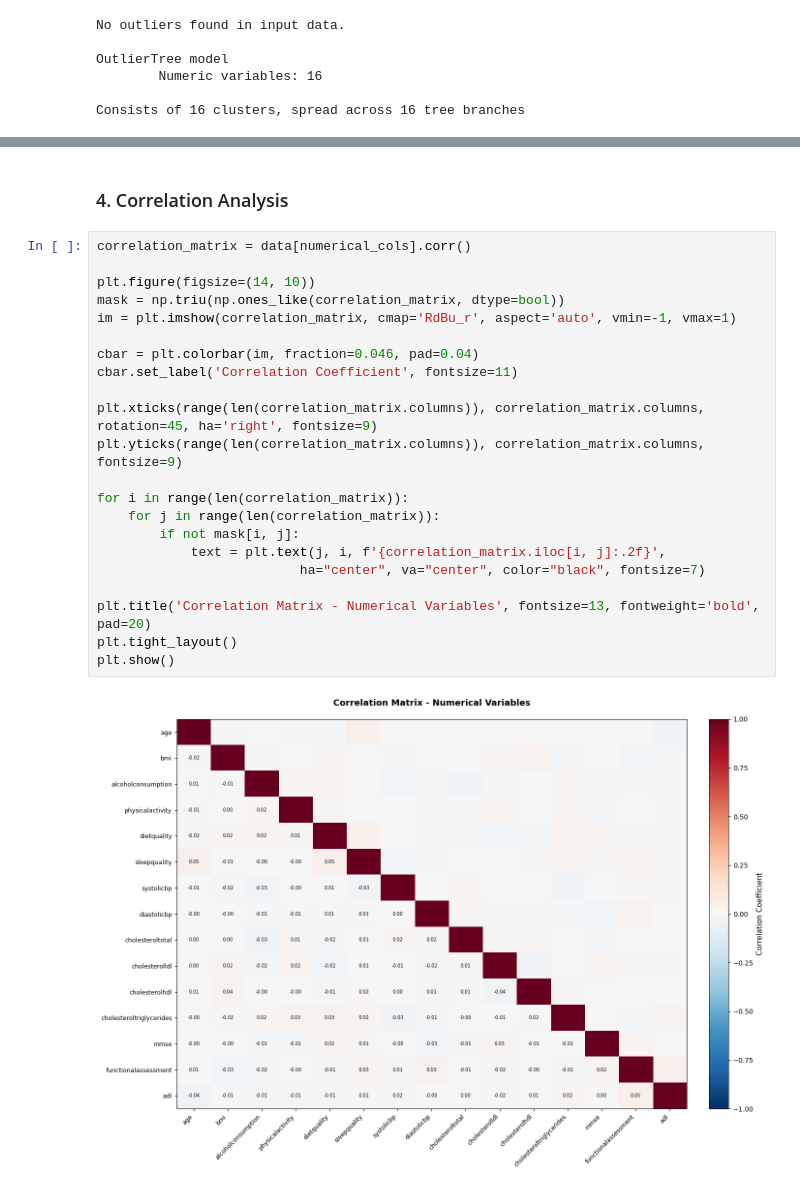
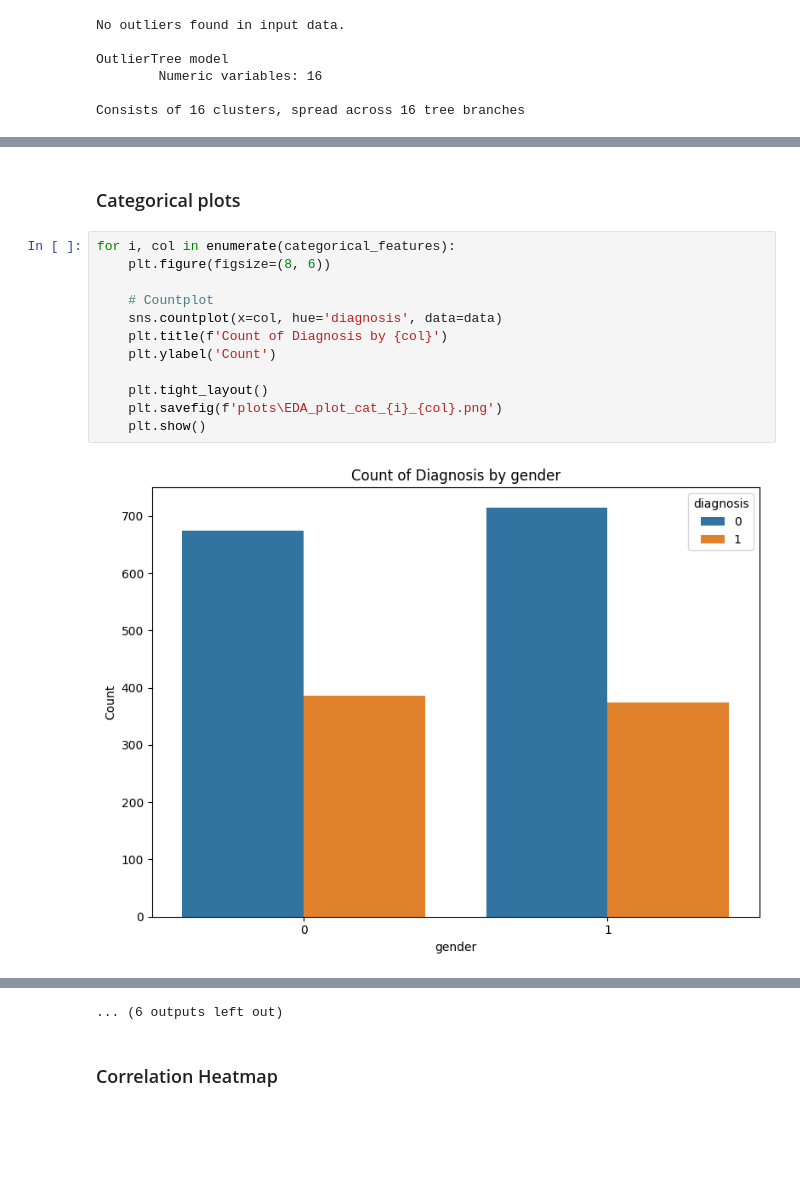
Before and after one commit to Jelles/AML-Assignment-2, a Jupyter notebook: main.ipynb, the cells around one changed output, grey strips where cells are left out. Drawn from its saved outputs; the diff is of its cells as text; blank space fills up the shorter version.

```diff
--- a/main.ipynb
+++ b/main.ipynb
@@ -182,0 +186,16 @@ plt.show()
+# %% [markdown]
+### Categorical plots
+# %%
+for i, col in enumerate(categorical_features):
+    plt.figure(figsize=(8, 6))
+
+    # Countplot
+    sns.countplot(x=col, hue='diagnosis', data=data)
+    plt.title(f'Count of Diagnosis by {col}')
+    plt.ylabel('Count')
+
+    plt.tight_layout()
+    plt.savefig(f'plots\EDA_plot_cat_{i}_{col}.png')
+    plt.show()
+# %% [output]
+[figure, added]
@@ -183,26 +213,3 @@ plt.show()
+... (6 outputs left out)
 # %% [markdown]
-### 4. Correlation Analysis
+### Correlation Heatmap
-# %%
-correlation_matrix = data[numerical_cols].corr()
-
-plt.figure(figsize=(14, 10))
-mask = np.triu(np.ones_like(correlation_matrix, dtype=bool))
-im = plt.imshow(correlation_matrix, cmap='RdBu_r', aspect='auto', vmin=-1, vmax=1)
-
-cbar = plt.colorbar(im, fraction=0.046, pad=0.04)
-cbar.set_label('Correlation Coefficient', fontsize=11)
-
-plt.xticks(range(len(correlation_matrix.columns)), correlation_matrix.columns, rotation=45, ha='right', fontsize=9)
-plt.yticks(range(len(correlation_matrix.columns)), correlation_matrix.columns, fontsize=9)
-
-for i in range(len(correlation_matrix)):
-    for j in range(len(correlation_matrix)):
-        if not mask[i, j]:
-            text = plt.text(j, i, f'{correlation_matrix.iloc[i, j]:.2f}',
-                          ha="center", va="center", color="black", fontsize=7)
-
-plt.title('Correlation Matrix - Numerical Variables', fontsize=13, fontweight='bold', pad=20)
-plt.tight_layout()
-plt.show()
-# %% [output]
-[figure, removed]
```
Also changed, not shown: parts of 27 cells of this notebook, 36 other files.
